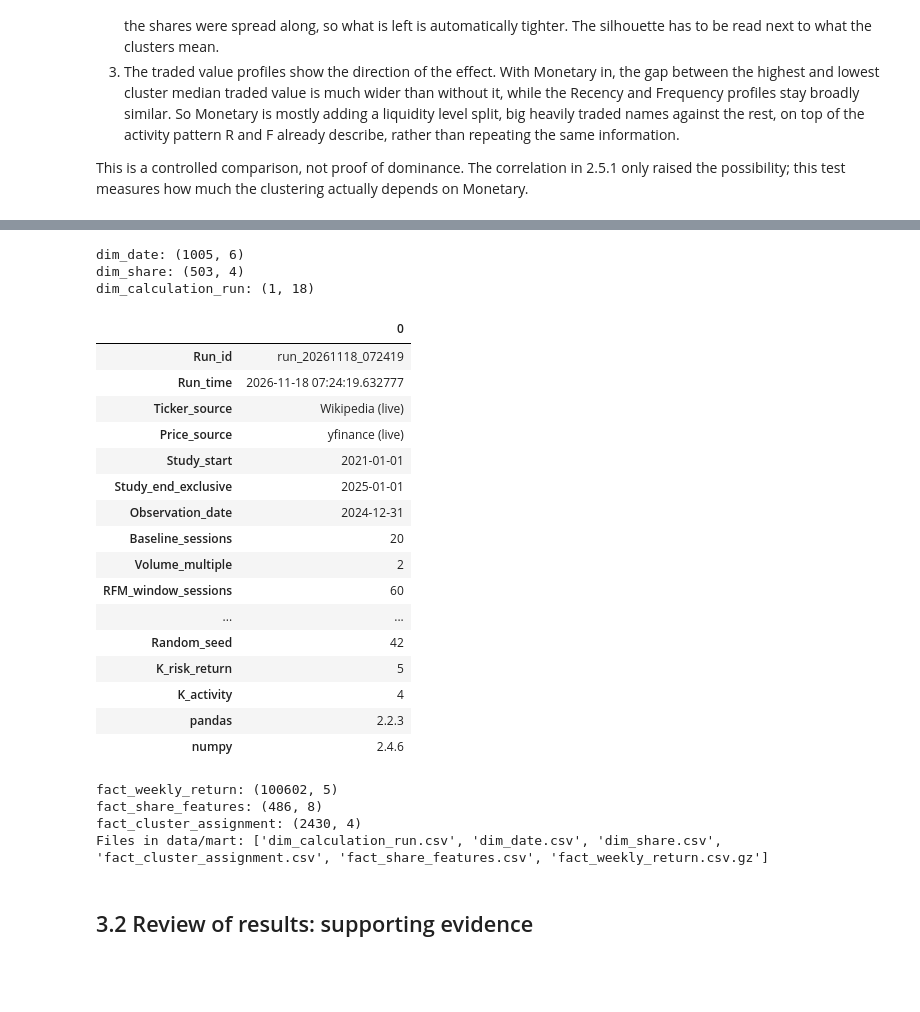
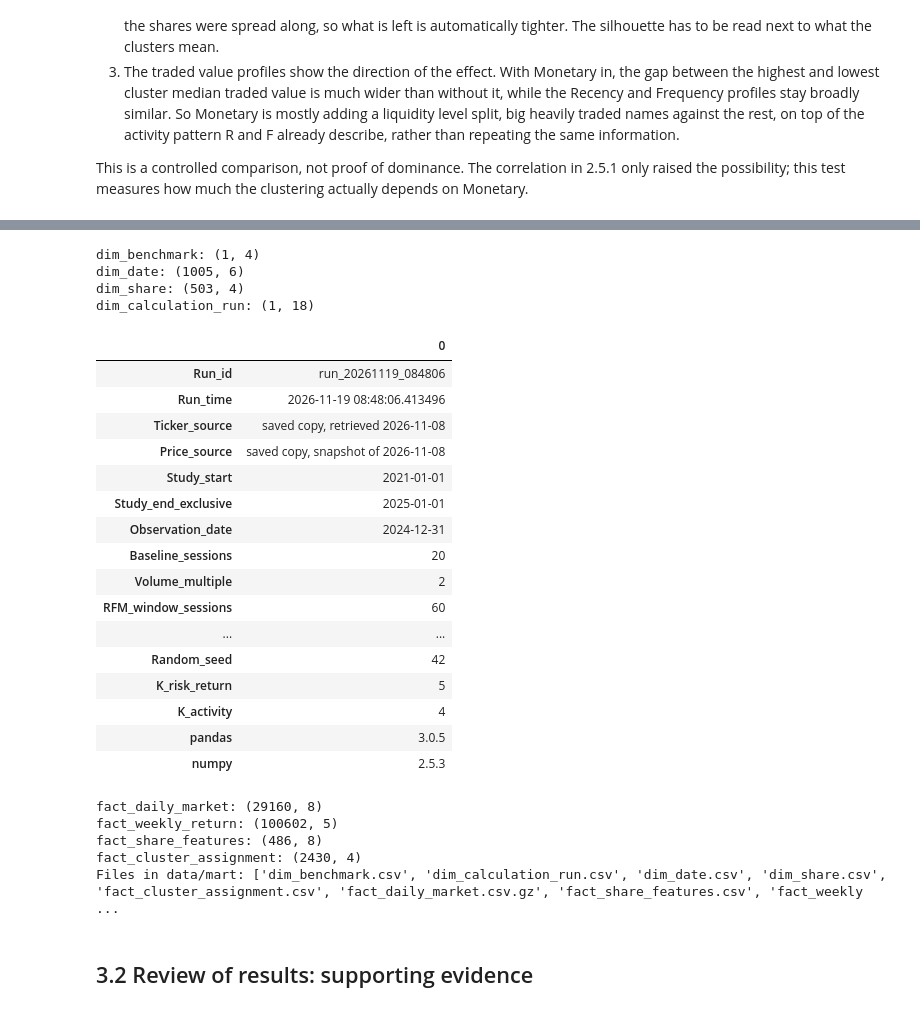
Before and after one commit to kuz-hub/crm-cw1-sp500, a Jupyter notebook: CRM_CW1.ipynb, the cells around one changed output, grey strips where cells are left out. Saved outputs shown, nothing was run; the diff lists cells and outputs as text; code cells hidden in the pictures; blank space fills up the shorter version.

```diff
--- a/CRM_CW1.ipynb
+++ b/CRM_CW1.ipynb
@@ -266,3 +271,28 @@ print('Observation date:', observation_date.date())
 # %% [output]
 Tables after filtering: (1005, 487)
 Observation date: 2024-12-31
+# %%
+# Are Close and Volume adjusted on the same basis?
+# Monetary multiplies them, so this matters. If a split were applied to the
+# price but not the volume, traded value would jump by the split ratio on the
+# split day. I check five known splits from the study period.
+splits = {'NVDA': '2024-06-10', 'AMZN': '2022-06-06', 'GOOGL': '2022-07-18',
+          'TSLA': '2022-08-25', 'SHW': '2021-04-01'}
+
+print('Share   split date   Close step   Volume step   Traded value step')
+for ticker in splits:
+    day = pd.Timestamp(splits[ticker])
+    if ticker not in close.columns or day not in close.index:
+        continue
+    before = close.index[close.index.get_loc(day) - 1]
+    close_step = close[ticker][day] / close[ticker][before]
+    volume_step = volume[ticker][day] / volume[ticker][before]
+    print(ticker.ljust(7), str(day.date()).ljust(12),
+          str(round(close_step, 3)).ljust(12),
+          str(round(volume_step, 2)).ljust(13),
+          round(close_step * volume_step, 2))
+
+print('')
+print('A 10:1 split left in the price would give a Close step near 0.1.')
+print('Every step is near 1, so Close and Volume share the same split basis')
+print('and Close x Volume is a consistent pair.')
@@ -1171,37 +1236,46 @@ dim_calculation_run = pd.DataFrame([{
     'Run_id': run_id,
     'Run_time': str(datetime.datetime.now()),
     'Ticker_source': ticker_source,
     'Price_source': price_source,
     'Study_start': start,
     'Study_end_exclusive': end,
     'Observation_date': str(observation_date.date()),
     'Baseline_sessions': 20,
     'Volume_multiple': 2,
     'RFM_window_sessions': 60,
     'Weekly_observations': len(weekly_returns),
     'Shares_included': len(features),
     'Shares_excluded': len(exclusion_log),
     'Random_seed': 42,
     'K_risk_return': k_risk_return,
     'K_activity': k_activity,
     'pandas': pd.__version__,
     'numpy': np.__version__
 }])
 dim_calculation_run.to_csv('data/mart/dim_calculation_run.csv', index=False)
 
+# dim_benchmark: one row per benchmark series
+dim_benchmark = pd.DataFrame([{'Benchmark_key': benchmark,
+                               'Benchmark_name': 'S&P 500 index',
+                               'Source': price_source,
+                               'Price_basis': 'Adjusted close'}])
+dim_benchmark.to_csv('data/mart/dim_benchmark.csv', index=False)
+
+print('dim_benchmark:', dim_benchmark.shape)
 print('dim_date:', dim_date.shape)
 print('dim_share:', dim_share.shape)
 print('dim_calculation_run:', dim_calculation_run.shape)
 dim_calculation_run.T
 # %% [output]
+dim_benchmark: (1, 4)
 dim_date: (1005, 6)
 dim_share: (503, 4)
 dim_calculation_run: (1, 18)
 |  | 0 |
-| Run_id | run_20261118_072419 |
-| Run_time | 2026-11-18 07:24:19.632777 |
-| Ticker_source | Wikipedia (live) |
-| Price_source | yfinance (live) |
+| Run_id | run_20261119_084806 |
+| Run_time | 2026-11-19 08:48:06.413496 |
+| Ticker_source | saved copy, retrieved 2026-11-08 |
+| Price_source | saved copy, snapshot of 2026-11-08 |
 | Study_start | 2021-01-01 |
 | Study_end_exclusive | 2025-01-01 |
 | Observation_date | 2024-12-31 |
@@ -1212,10 +1286,31 @@ dim_calculation_run: (1, 18)
 | Random_seed | 42 |
 | K_risk_return | 5 |
 | K_activity | 4 |
-| pandas | 2.2.3 |
-| numpy | 2.4.6 |
+| pandas | 3.0.5 |
+| numpy | 2.5.3 |
 # %%
 # Fact tables
+# fact_daily_market: one row per share per trading day, for the 60-session
+# window the RFM features are built from
+rows = []
+for ticker in features.index:
+    share_volume = volume[ticker].loc[:observation_date]
+    share_close = close[ticker].loc[:observation_date]
+    average_volume = share_volume.shift(1).rolling(20).mean()
+    recent = share_volume.index[-60:]
+    rows.append(pd.DataFrame({
+        'Run_id': run_id,
+        'Date_key': recent.strftime('%Y%m%d'),
+        'Share_key': ticker,
+        'Close': share_close[recent].values,
+        'Volume': share_volume[recent].values,
+        'Traded_value': (share_close[recent] * share_volume[recent]).values,
+        'Average_volume_20': average_volume[recent].values,
+        'Is_high_volume_day': (share_volume[recent] > 2 * average_volume[recent]).values}))
+
+fact_daily_market = pd.concat(rows, ignore_index=True)
+fact_daily_market.to_csv('data/mart/fact_daily_market.csv.gz', index=False)
+
 # fact_weekly_return: one row per share per week, built with melt as in the
 # Week 5 tutorial
 fact_weekly_return = (
@@ -1249,15 +1344,17 @@ for column in ['Ward_RiskReturn', 'KMeans_RiskReturn', 'Ward_Activity',
 fact_cluster_assignment = pd.concat(rows, ignore_index=True)
 fact_cluster_assignment.to_csv('data/mart/fact_cluster_assignment.csv', index=False)
 
+print('fact_daily_market:', fact_daily_market.shape)
 print('fact_weekly_return:', fact_weekly_return.shape)
 print('fact_share_features:', fact_share_features.shape)
 print('fact_cluster_assignment:', fact_cluster_assignment.shape)
 print('Files in data/mart:', sorted(os.listdir('data/mart')))
 # %% [output]
+fact_daily_market: (29160, 8)
 fact_weekly_return: (100602, 5)
 fact_share_features: (486, 8)
 fact_cluster_assignment: (2430, 4)
-Files in data/mart: ['dim_calculation_run.csv', 'dim_date.csv', 'dim_share.csv', 'fact_cluster_assignment.csv', 'fact_share_features.csv', 'fact_weekly_return.csv.gz']
+Files in data/mart: ['dim_benchmark.csv', 'dim_calculation_run.csv', 'dim_date.csv', 'dim_share.csv', 'fact_cluster_assignment.csv', 'fact_daily_market.csv.gz', 'fact_share_features.csv', 'fact_weekly ...
 # %% [markdown]
 ## 3.2 Review of results: supporting evidence
 # %%
```
Also changed, not shown: parts of 15 cells of this notebook, 7 other files.
